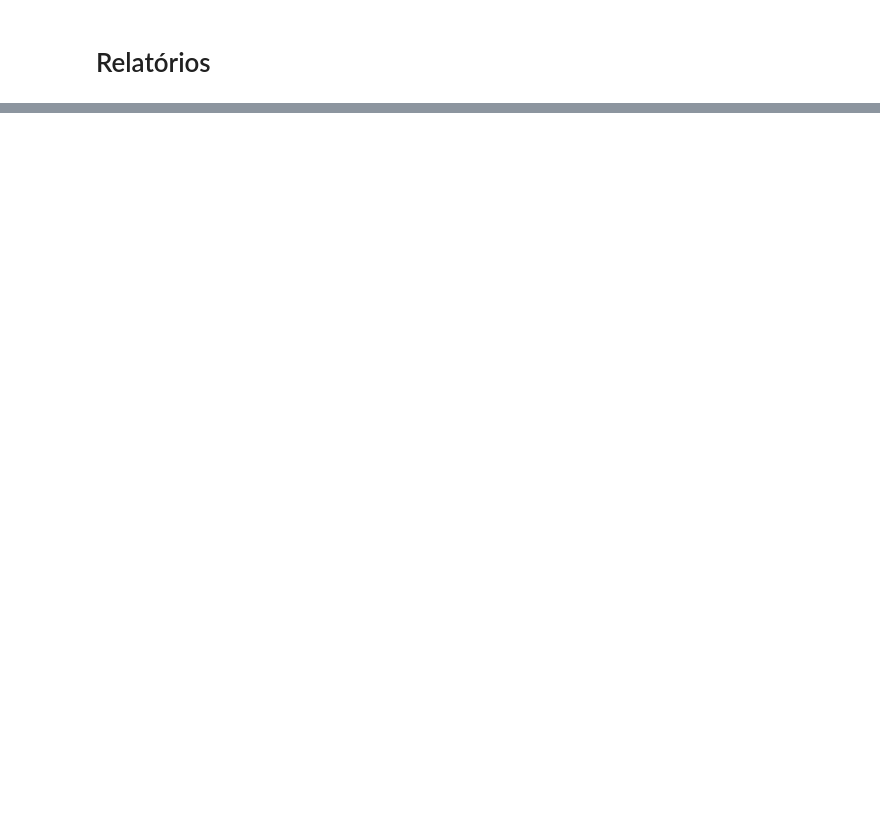
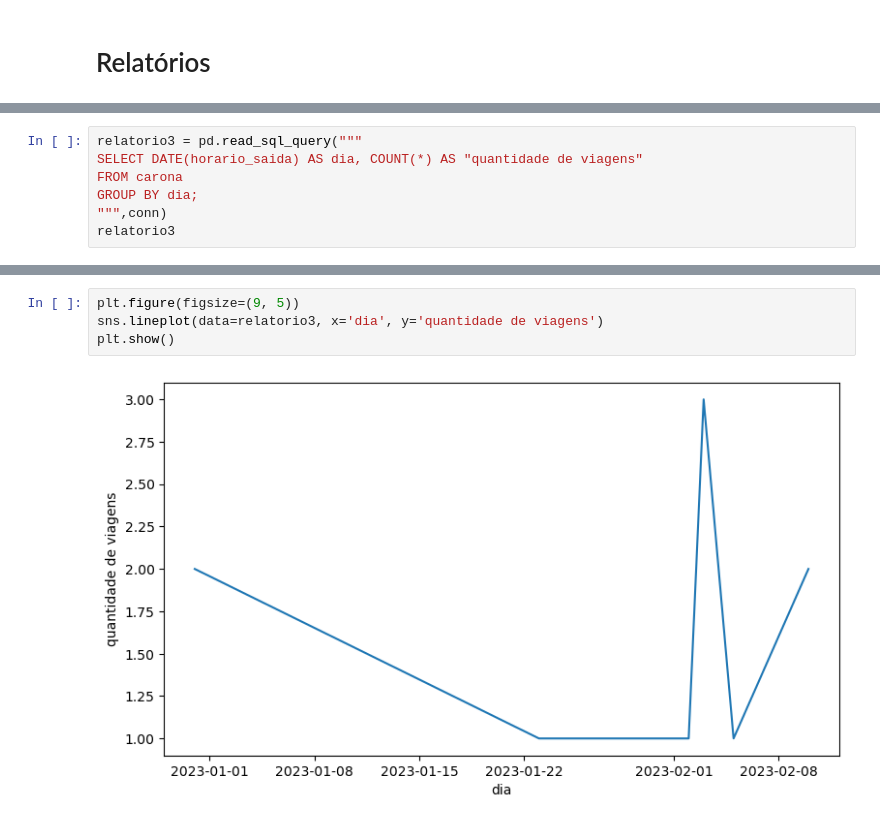
Before and after one commit to bd2023elmv/pathfinder, a Jupyter notebook: arquivos/BD1_Relatorios_Empresa_VA.ipynb, the cells around one changed output, grey strips where cells are left out. Drawn from its saved outputs; the diff is of its cells as text; blank space fills up the shorter version.

```diff
--- a/arquivos/BD1_Relatorios_Empresa_VA.ipynb
+++ b/arquivos/BD1_Relatorios_Empresa_VA.ipynb
@@ -213,0 +95,7 @@ sns.barplot(x='cpf',y='frequencia_relativa', data=res)
+# %%
+relatorio3 = pd.read_sql_query("""
+SELECT DATE(horario_saida) AS dia, COUNT(*) AS "quantidade de viagens"
+FROM carona
+GROUP BY dia;
+""",conn)
+relatorio3
@@ -213,0 +111,6 @@ sns.barplot(x='cpf',y='frequencia_relativa', data=res)
+# %%
+plt.figure(figsize=(9, 5))
+sns.lineplot(data=relatorio3, x='dia', y='quantidade de viagens')
+plt.show()
+# %% [output]
+[figure, added]
```
Also changed, not shown: parts of 28 cells of this notebook, 1 other file.
